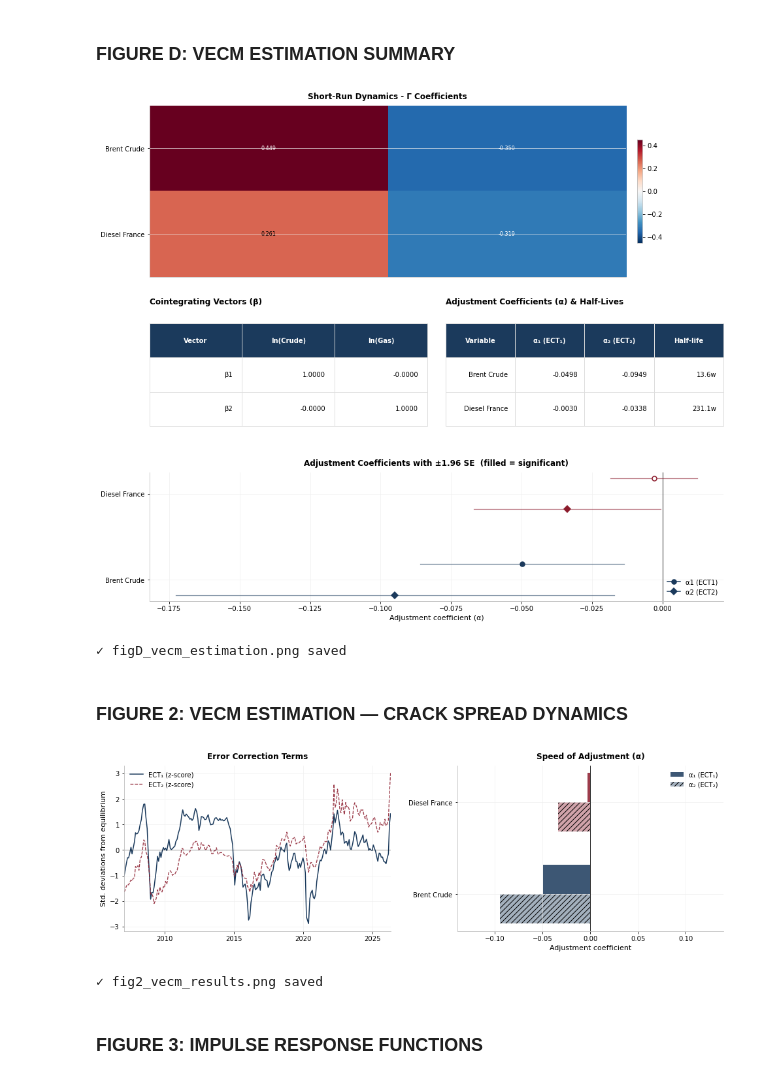
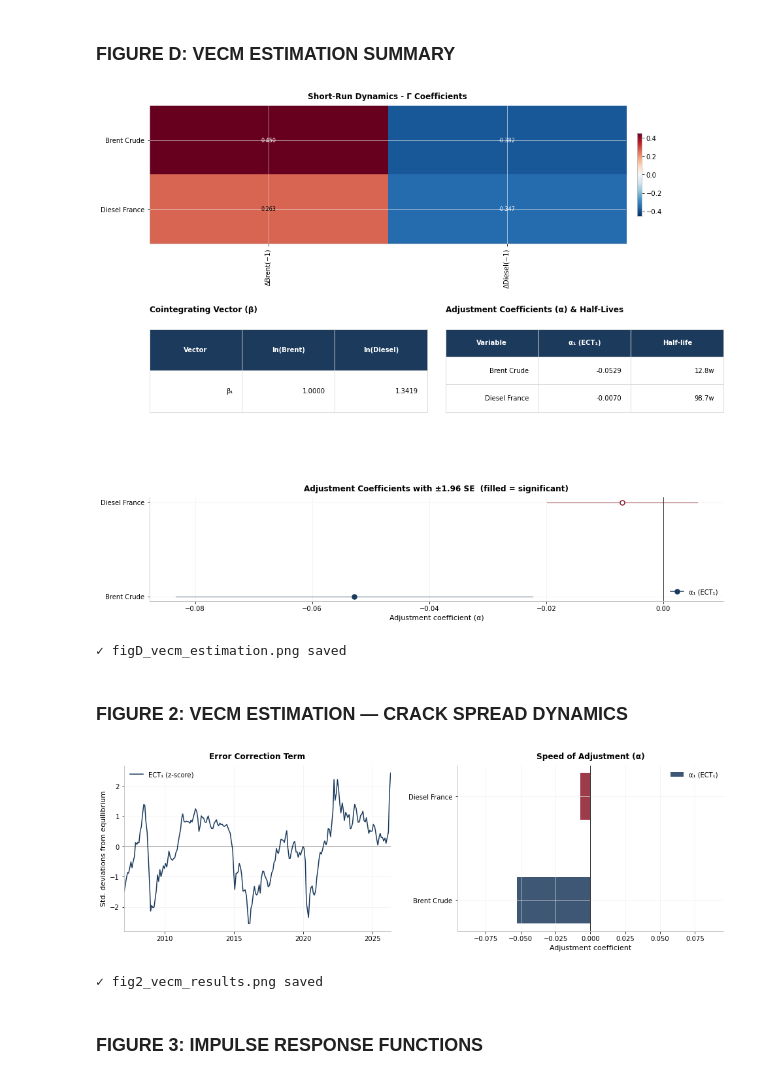
Before and after one commit to Solinegit/MODS-Gazole, a Jupyter notebook: Notebook_de_bg.ipynb, the cells around one changed output. Drawn from its saved outputs; the diff is of its cells as text; code cells hidden in the pictures.

```diff
--- a/Notebook_de_bg.ipynb
+++ b/Notebook_de_bg.ipynb
@@ -638,9 +639,9 @@ Log-Likelihood: 699.3
 # %%
 def create_figure_vecm_summary():
     gamma  = vecm_result.gamma
-    n_eq   = 3
-    n_lags = gamma.shape[1] // n_eq
-    abbrevs    = ['ΔC', 'ΔG', 'ΔH']
+    n_eq   = 2
+    n_lags = gamma.shape[1] // n_eq if gamma.shape[1] > 0 else 1
+    abbrevs    = ['ΔBrent', 'ΔDiesel']
     col_labels = [f'{a}(−{lag})' for lag in range(1, n_lags + 1) for a in abbrevs]
 
     fig = plt.figure(figsize=(14, 12))
@@ -648,7 +649,7 @@ def create_figure_vecm_summary():
 
     # Row 0: Gamma heatmap (full width)
     ax_hm = fig.add_subplot(gs[0, :])
-    vmax  = np.max(np.abs(gamma))
+    vmax  = np.max(np.abs(gamma)) if gamma.size > 0 else 1
     im    = ax_hm.imshow(gamma, cmap='RdBu_r', aspect='auto', vmin=-vmax, vmax=vmax)
     for i in range(gamma.shape[0]):
         for j in range(gamma.shape[1]):
@@ -662,16 +663,14 @@ def create_figure_vecm_summary():
     ax_hm.set_title('Short-Run Dynamics - Γ Coefficients')
     fig.colorbar(im, ax=ax_hm, shrink=0.6, pad=0.02)
 
-    # Row 1 left: Beta cointegrating vectors
+    # Row 1 left: Beta cointegrating vector (rang=1, 1 seul vecteur)
     ax_beta = fig.add_subplot(gs[1, 0])
     ax_beta.axis('off')
-    beta_rows = []
-    for i in range(2):
-        bv = vecm_result.beta[:3, i]
-        beta_rows.append([f'β{i+1}'] + [f'{b:.4f}' for b in bv])
+    bv = vecm_result.beta[:2, 0]
+    beta_rows = [['β₁'] + [f'{b:.4f}' for b in bv]]
     tbl = ax_beta.table(
         cellText=beta_rows,
-        colLabels=['Vector', 'ln(Crude)', 'ln(Gas)', 'ln(Heat)'],
+        colLabels=['Vector', 'ln(Brent)', 'ln(Diesel)'],
         loc='center', bbox=[0, 0.1, 1, 0.8])
     tbl.auto_set_font_size(False)
     tbl.set_fontsize(10)
@@ -683,97 +682,89 @@ def create_figure_vecm_summary():
             cell.set_text_props(color='white', fontweight='bold')
         else:
             cell.set_facecolor('white')
-    ax_beta.set_title('Cointegrating Vectors (β)', loc='left')
+    ax_beta.set_title('Cointegrating Vector (β)', loc='left')
 
-    # Row 1 right: Alpha adjustment coefficients
+    # Row 1 right: Alpha adjustment coefficients (1 seul ECT)
     ax_alp_tbl = fig.add_subplot(gs[1, 1])
     ax_alp_tbl.axis('off')
     alpha_rows = []
     for i, var in enumerate(var_labels):
         hl = np.log(0.5) / np.log(1 + alpha[i, 0]) if alpha[i, 0] < 0 else float('inf')
         hl_str = f'{hl:.1f}w' if hl < 1000 else '∞'
-        alpha_rows.append([var, f'{alpha[i,0]:+.4f}', f'{alpha[i,1]:+.4f}', hl_str])
+        alpha_rows.append([var, f'{alpha[i,0]:+.4f}', hl_str])
     tbl2 = ax_alp_tbl.table(
         cellText=alpha_rows,
-        colLabels=['Variable', 'α₁ (ECT₁)', 'α₂ (ECT₂)', 'Half-life'],
+        colLabels=['Variable', 'α₁ (ECT₁)', 'Half-life'],
         loc='center', bbox=[0, 0.1, 1, 0.8])
     tbl2.auto_set_font_size(False)
     tbl2.set_fontsize(10)
     tbl2.scale(1, 2.0)
     for (r, c_), cell in tbl2.get_celld().items():
         cell.set_edgecolor('#dddddd')
         if r == 0:
             cell.set_facecolor(C['crude'])
             cell.set_text_props(color='white', fontweight='bold')
         else:
             cell.set_facecolor('white')
     ax_alp_tbl.set_title('Adjustment Coefficients (α) & Half-Lives', loc='left')
 
-    # Row 2: Alpha dot plot (full width)
+    # Row 2: Alpha dot plot (full width, 1 seul ECT)
     ax_dot = fig.add_subplot(gs[2, :])
     try:
         se_alpha = vecm_result.stderr_alpha
     except AttributeError:
         se_alpha = np.zeros_like(alpha)
 
-    y_pos  = np.arange(len(var_labels))
-    offset = 0.18
+    y_pos = np.arange(len(var_labels))
     ax_dot.axvline(0, color='black', lw=0.8)
-    for i, (var, col) in enumerate(zip(var_labels, [C['crude'], C['gasoline'], C['heating']])):
-        for k_ect, (marker, y_off) in enumerate([('o', +offset), ('D', -offset)]):
-            a_val = alpha[i, k_ect]
-            se    = se_alpha[i, k_ect]
-            ci    = 1.96 * se
-            sig   = abs(a_val) > ci if se > 0 else False
-            y_i   = y_pos[i] + y_off
-            ax_dot.plot([a_val - ci, a_val + ci], [y_i, y_i], color=col, lw=1.2, alpha=0.6)
-            ax_dot.plot(a_val, y_i, marker=marker, color=col,
-                        mfc=col if sig else 'white', ms=7, mew=1.5, zorder=4,
-                        label=(f'α{k_ect+1} (ECT{k_ect+1})' if i == 0 else ''))
+    for i, (var, col) in enumerate(zip(var_labels, [C['crude'], C['gasoline']])):
+        a_val = alpha[i, 0]
+        se    = se_alpha[i, 0]
+        ci    = 1.96 * se
+        sig   = abs(a_val) > ci if se > 0 else False
+        ax_dot.plot([a_val - ci, a_val + ci], [y_pos[i], y_pos[i]],
+                    color=col, lw=1.2, alpha=0.6)
+        ax_dot.plot(a_val, y_pos[i], marker='o', color=col,
+                    mfc=col if sig else 'white', ms=7, mew=1.5, zorder=4,
+                    label=f'α₁ (ECT₁)' if i == 0 else '')
     ax_dot.set_yticks(y_pos)
     ax_dot.set_yticklabels(var_labels)
     ax_dot.set_xlabel('Adjustment coefficient (α)')
     ax_dot.set_title('Adjustment Coefficients with ±1.96 SE  (filled = significant)')
     ax_dot.legend(loc='lower right')
 
     plt.tight_layout(pad=2.5)
     save_figure(fig, 'figD_vecm_estimation')
 
 create_figure_vecm_summary()
 # %% [output]
-[figure, old version]
+[figure, new version]
 ✓ figD_vecm_estimation.png saved
 # %% [markdown]
 ### FIGURE 2: VECM ESTIMATION — CRACK SPREAD DYNAMICS
 # %%
 def create_figure2():
-    col_list = [C['crude'], C['gasoline'], C['heating']]
+    col_list = [C['crude'], C['gasoline']]  # 2 variables seulement
 
     fig, axes = plt.subplots(1, 2, figsize=(14, 5))
     ax_ect, ax_alp = axes
 
-    # ECTs — standardised z-scores
+    # ECT — standardised z-score (rang 1 → un seul ECT)
     e1  = (ect1_series - ect1_series.mean()) / ect1_series.std()
-    e2  = (ect2_series - ect2_series.mean()) / ect2_series.std()
     e1p = e1.loc['2000':]
-    e2p = e2.loc['2000':]
 
-    ax_ect.plot(e1p.index, e1p, color=C['crude'],    lw=1.5, label='ECT₁ (z-score)')
-    ax_ect.plot(e2p.index, e2p, color=C['gasoline'], lw=1.3, ls='--', alpha=0.85,
-                label='ECT₂ (z-score)')
+    ax_ect.plot(e1p.index, e1p, color=C['crude'], lw=1.5, label='ECT₁ (z-score)')
     ax_ect.axhline(0, color='black', lw=0.8, alpha=0.5)
     fmt_year(ax_ect)
     ax_ect.set_xlim(e1p.index[0], e1p.index[-1])
     ax_ect.set_ylabel('Std. deviations from equilibrium')
-    ax_ect.set_title('Error Correction Terms')
+    ax_ect.set_title('Error Correction Term')
     ax_ect.legend()
 
     # Adjustment coefficients
     x  = np.arange(2)
-    bw = 0.32
-    ax_alp.barh(x + bw/2, alpha[:, 0], bw, color=col_list, alpha=0.85, label='α₁ (ECT₁)')
-    ax_alp.barh(x - bw/2, alpha[:, 1], bw, color=col_list, alpha=0.40,
-                hatch='///', label='α₂ (ECT₂)')
+    bw = 0.45
+    ax_alp.barh(x, alpha[:, 0], bw, color=col_list, alpha=0.85, label='α₁ (ECT₁)')
     ax_alp.axvline(0, color='black', lw=0.8)
     ax_alp.set_yticks(x)
     ax_alp.set_yticklabels(var_labels)
@@ -788,7 +779,7 @@ def create_figure2():
 
 create_figure2()
 # %% [output]
-[figure, old version]
+[figure, new version]
 ✓ fig2_vecm_results.png saved
 # %% [markdown]
 ### FIGURE 3: IMPULSE RESPONSE FUNCTIONS
```
Also changed, not shown: parts of 9 cells of this notebook, 6 other files.
